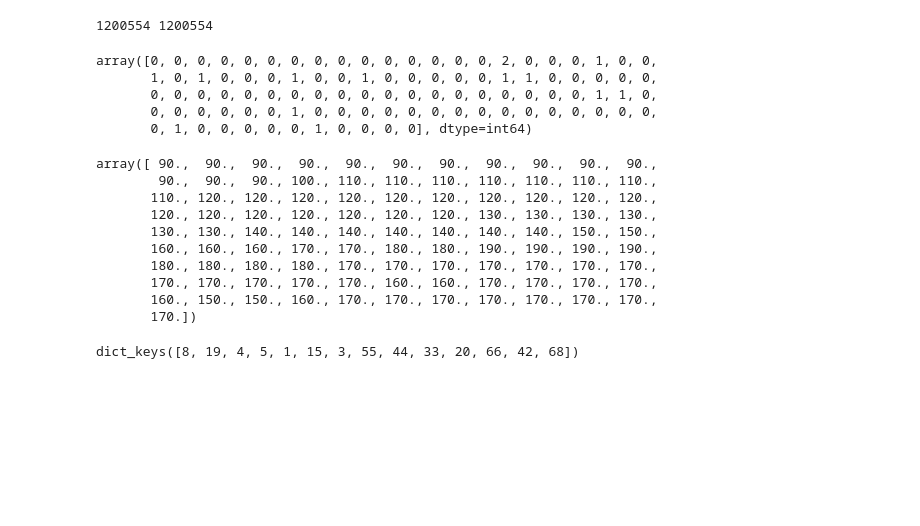
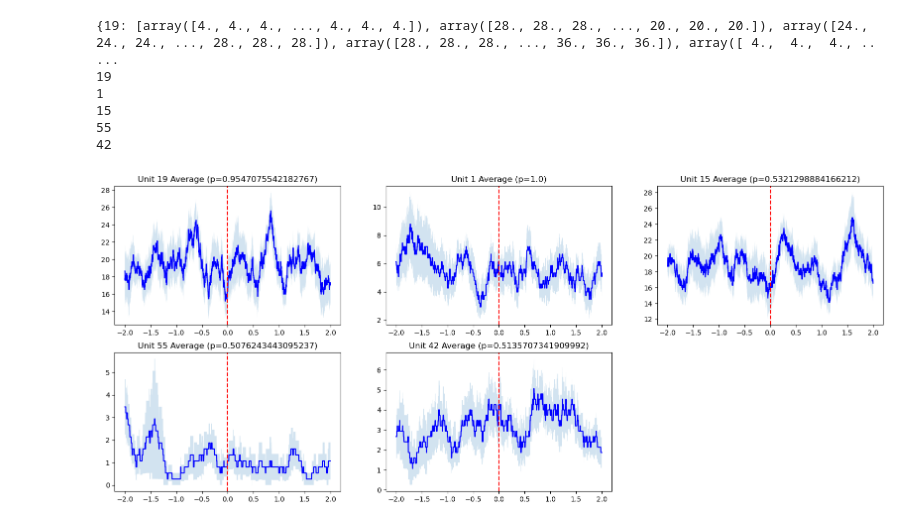
Before and after one commit to tomHep10/diff_fam_social_memory_ephys, a Jupyter notebook: Spike_analysis.ipynb, the cells around one changed output. Cells and saved outputs as stored; diff of their text form; code cells hidden in the pictures; blank space fills up the shorter version.

```diff
--- a/Spike_analysis.ipynb
+++ b/Spike_analysis.ipynb
@@ -59,7 +59,7 @@ def get_firing_rate(spiketrain, smoothing_window = 250, timebin = 1):
                 #should i pad here or just drop it?
                 temp_spiketrain[current_timebin] = sum(spiketrain[i:])
         spiketrain = temp_spiketrain
-    weights = np.ones(smoothing_window) / smoothing_window / .001
+    weights = np.ones(smoothing_window) / smoothing_window * 1000
     firing_rate = np.convolve(spiketrain, weights, mode='same')
 
     return firing_rate
@@ -81,12 +81,15 @@ def pre_event_window(event, baseline_window):
     event = [event[0] - (baseline_window*1000)-1, event[0]-1]
     return np.array(event)
 
-def max_events(snippets_dict, max_event):
-    for unit in snippets_dict:
+def max_events(dict, max_event, pre_window):
+    snippets_dict = {}
+    for unit in dict.keys():
+        events = dict[unit]
         try:
-            snippets_dict[unit] = snippets_dict[0:max_event*1000]
+            events = [event[0:(pre_window + max_event)*1000] for event in events]
         except IndexError:
             pass
+        snippets_dict[unit] = events
     return snippets_dict
 
 class EphysRecording:
@@ -264,8 +267,8 @@ class EphysRecording:
         unit_firing_rates = {}
         for unit in self.unit_spiketrains.keys():
             unit_firing_rates[unit] = get_firing_rate(self.unit_spiketrains[unit], smoothing_window, timebin)
-        self.unit_firing_rates = unit_firing_rates
 
+        return unit_firing_rates
 class EventTriggeredAverages:
 
     def __init__(self, event, events, recording, smoothing_window=250, timebin=1):
@@ -277,7 +280,7 @@ class EventTriggeredAverages:
         self.timebin = timebin
         self.unit_firing_rates = recording.get_unit_firing_rates(smoothing_window, timebin)
 
-    def get_event_snippets(self, whole_recording, pre_window=0, post_window=0, events = None, equalize = False):
+    def get_event_snippets(self, whole_recording, pre_window=0, post_window=0, equalize = False, events = None):
         """
         calculates spiketrains from timestamps for events
         optional pre-event and post-event windows (s) may be included
@@ -310,7 +313,7 @@ class EventTriggeredAverages:
             event_snippets.append(event_snippet)
         return event_snippets
 
-    def get_unit_event_firing_rates(self, pre_window = 0, post_window = 0, events = None, equalize = False):
+    def get_unit_event_firing_rates(self, pre_window = 0, post_window = 0, equalize = False, events = None):
         """
         calculates firing rates for events per unit
 
@@ -329,7 +332,7 @@ class EventTriggeredAverages:
         """
         unit_event_firing_rates = {}
         for unit in self.recording.unit_spiketrains.keys():
-            event_firing_rates = self.get_event_snippets(self.unit_firing_rates[unit], pre_window, post_window, events, equalize)
+            event_firing_rates = self.get_event_snippets(self.unit_firing_rates[unit], pre_window, post_window, equalize, events)
             unit_event_firing_rates[unit] = event_firing_rates
         return unit_event_firing_rates
 
@@ -356,12 +359,14 @@ class EventTriggeredAverages:
 
         """
         preevent_baselines = np.array([pre_event_window(event, baseline_window) for event in self.events])
-        unit_preevent_firing_rates = self.get_unit_event_firing_rates(0,0,preevent_baseline)
-        unit_event_firing_rates = self.get_unit_event_firing_rates(0,0, equalize)
+        unit_preevent_firing_rates = self.get_unit_event_firing_rates(0,0,False,preevent_baselines)
+        unit_event_firing_rates = self.get_unit_event_firing_rates(0,0,equalize)
+        print(unit_event_firing_rates)
         if max_event is not None:
-            unit_event_firing_rates = max_events(unit_event_firing_rates, max_event)
+            unit_event_firing_rates = max_events(unit_event_firing_rates, max_event, 0)
         unit_averages = {}
         for unit in unit_event_firing_rates:
+            print(unit)
             event_averages = [mean(event) for event in unit_event_firing_rates[unit]]
             preevent_averages = [mean(event) for event in unit_preevent_firing_rates[unit]]
             unit_averages[unit] = [event_averages, preevent_averages]
@@ -386,23 +391,22 @@ class EventTriggeredAverages:
         if p_value is not None:
             for unit in self.unit_firing_rates.keys():
                 if self.wilcoxon_df[unit][1] < p_value:
-                    units_to_plot.append(unit)
+                      units_to_plot.append(unit)
         else:
             units_to_plot = self.recording.unit_spiketrains.keys()
         no_plots = len(units_to_plot)
         height_fig = math.ceil(no_plots/3)
         i = 1
         plt.figure(figsize=(10*height_fig, 8))
-        unit_event_firing_rates = self.get_unit_event_firing_rates(self.baseline_window, 0, self.events, True)
+        unit_event_firing_rates = self.get_unit_event_firing_rates(self.baseline_window, 0, True)
         if self.max_event is not None:
-            unit_event_firing_rates = max_events(unit_event_firing_rates, self.max_event)
+            unit_event_firing_rates = max_events(unit_event_firing_rates, self.max_event, self.baseline_window)
         for unit in units_to_plot:
             mean_arr = np.mean(unit_event_firing_rates[unit], axis=0)
             sem_arr = sem(unit_event_firing_rates[unit], axis=0)
             p_value = self.wilcoxon_df[unit][1]
-            x = np.linspace(start=-self.baseline_window,stop=self.max_event,num=mean_arr.shape[0])
+            x = np.linspace(start=-self.baseline_window,stop=self.max_event,num=len(mean_arr))
             plt.subplot(height_fig,3,i)
-            print(height_fig, 3, i)
             plt.plot(x, mean_arr, c= 'b')
             plt.axvline(x=0, color='r', linestyle='--')
             plt.fill_between(x, mean_arr-sem_arr, mean_arr+sem_arr, alpha=0.2)
@@ -415,35 +418,16 @@ firing_rates = get_firing_rate(fam.spiketrain, 250)
-# %%
-print(len(fam.spiketrain), len(firing_rates))
-# %% [output]
-1200554 1200554
-# %%
-fam.spiketrain[0:100]
-# %% [output]
-array([0, 0, 0, 0, 0, 0, 0, 0, 0, 0, 0, 0, 0, 0, 0, 2, 0, 0, 0, 1, 0, 0,
-       1, 0, 1, 0, 0, 0, 1, 0, 0, 1, 0, 0, 0, 0, 0, 1, 1, 0, 0, 0, 0, 0,
-       0, 0, 0, 0, 0, 0, 0, 0, 0, 0, 0, 0, 0, 0, 0, 0, 0, 0, 0, 1, 1, 0,
-       0, 0, 0, 0, 0, 0, 1, 0, 0, 0, 0, 0, 0, 0, 0, 0, 0, 0, 0, 0, 0, 0,
-       0, 1, 0, 0, 0, 0, 0, 1, 0, 0, 0, 0], dtype=int64)
-# %%
-fam_firing_rates = get_firing_rate(fam.spiketrain, 100,1)
-fam_firing_rates[0:100]
-# %% [output]
-array([ 90.,  90.,  90.,  90.,  90.,  90.,  90.,  90.,  90.,  90.,  90.,
-        90.,  90.,  90., 100., 110., 110., 110., 110., 110., 110., 110.,
-       110., 120., 120., 120., 120., 120., 120., 120., 120., 120., 120.,
-       120., 120., 120., 120., 120., 120., 120., 130., 130., 130., 130.,
-       130., 130., 140., 140., 140., 140., 140., 140., 140., 150., 150.,
-       160., 160., 160., 170., 170., 180., 180., 190., 190., 190., 190.,
-       180., 180., 180., 180., 170., 170., 170., 170., 170., 170., 170.,
-       170., 170., 170., 170., 170., 160., 160., 170., 170., 170., 170.,
-       160., 150., 150., 160., 170., 170., 170., 170., 170., 170., 170.,
-       170.])
-# %%
-fam.unit_timestamps.keys()
-# %% [output]
-dict_keys([8, 19, 4, 5, 1, 15, 3, 55, 44, 33, 20, 66, 42, 68])
 # %%
 boris_df = pd.read_excel('C:\\Users\megha\\Documents\\Padilla-Coreano\\homecage_social_ephys_vids\\mp4vids\\annotated_behavior_cagfamnov.xlsx')
 fam_df = boris_df[boris_df['Observation id'] == 'familiar_6_1_06282023']
 sniffing_bouts = boris.get_behavior_bouts(fam_df, ['subject'], ['anogential sniffing', 'face sniffing'], 2, .3)
-fam_sniff = EventTriggeredAverages('sniffing', sniffing_bouts, fam, 100)
+fam_sniff = EventTriggeredAverages('sniffing', sniffing_bouts, fam, 250)
+fam_sniff.get_unit_event_firing_rates(2,0,True)
+fam_sniff.wilcoxon_average_firingrates(2,2)
+fam_sniff.eda_wilcoxon_event_plots()
+# %% [output]
+{19: [array([4., 4., 4., ..., 4., 4., 4.]), array([28., 28., 28., ..., 20., 20., 20.]), array([24., 24., 24., ..., 28., 28., 28.]), array([28., 28., 28., ..., 36., 36., 36.]), array([ 4.,  4.,  4., .. ...
+19
+1
+15
+55
+42
+[figure, added]
```
Also changed, not shown: parts of 50 cells of this notebook.
